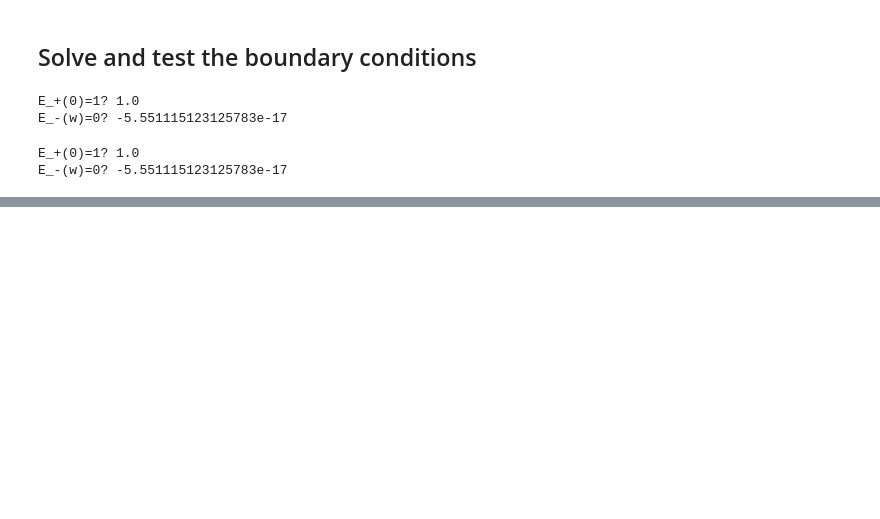
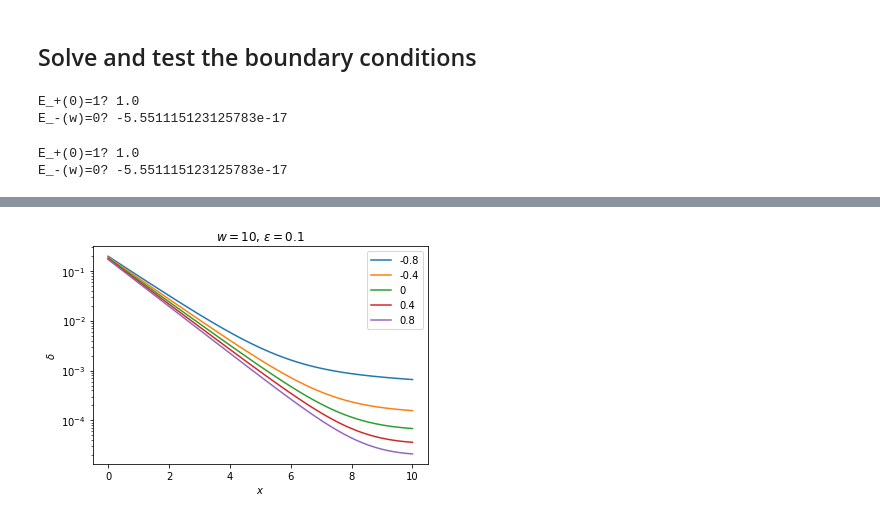
Before and after one commit to tdcwilliams/pywave, a Jupyter notebook: notebooks/energy_transport/stationary-aniso.ipynb, the cells around one changed output, grey strips where cells are left out. Drawn from its saved outputs; the diff is of its cells as text; code cells hidden in the pictures; blank space fills up the shorter version.

```diff
--- a/notebooks/energy_transport/stationary-aniso.ipynb
+++ b/notebooks/energy_transport/stationary-aniso.ipynb
@@ -290,0 +305,8 @@ fig.savefig('paper_figs/energy_w_beta.png')
+# %%
+# w, eps, log_scale, add_asym = 3, .1, False, False
+w, eps, log_scale, add_asym = 10, .1, True, False
+title = fr'${w=}$, $\varepsilon={eps}$'
+ax = plot_one_panel(w, log_scale, add_asymptote=add_asym,
+                    eps=0.1, plot_var='\delta', title=title)
+# %% [output]
+[figure, added]
```
Also changed, not shown: parts of 31 cells of this notebook.
